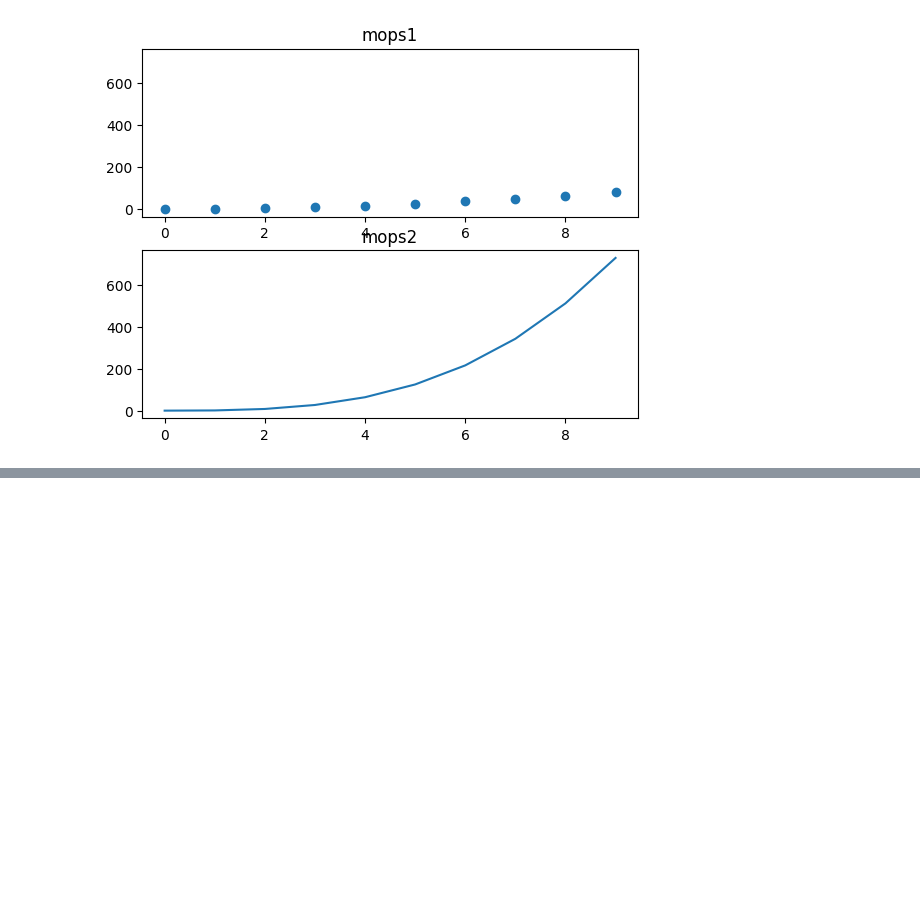
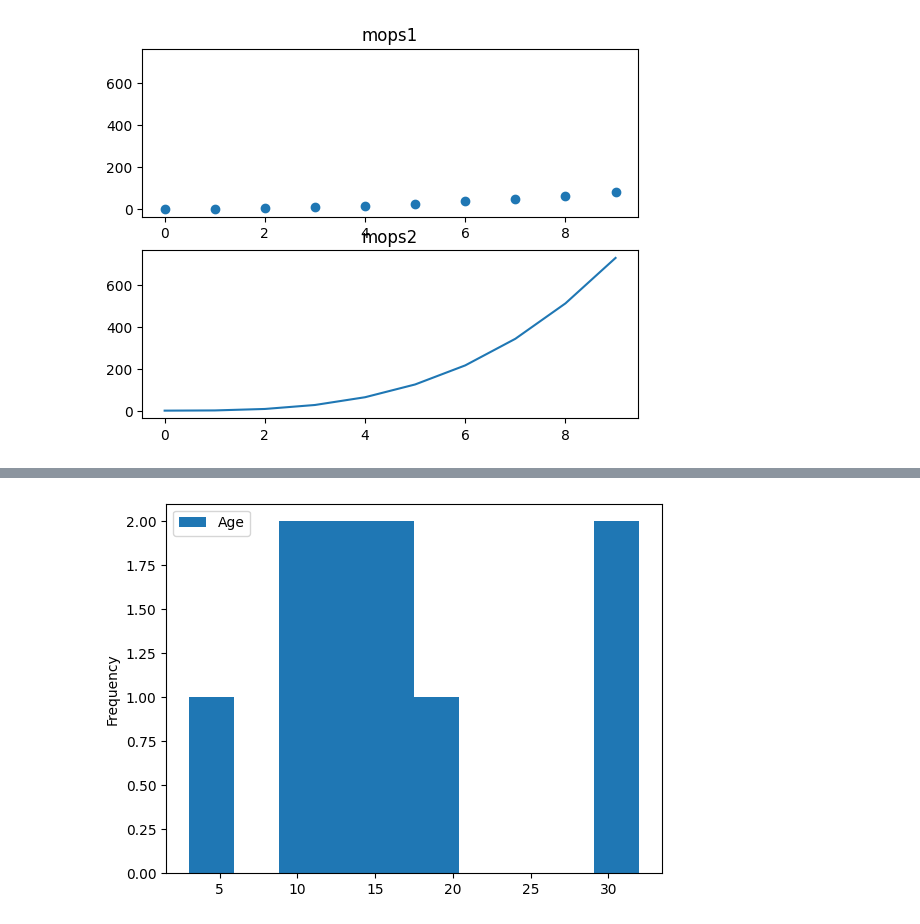
Before and after one commit to mops55554535/mops4, a Jupyter notebook: matplotlib/matplotlib Exemples.ipynb, the cells around one changed output, grey strips where cells are left out. Cells and saved outputs as stored; diff of their text form; code cells hidden in the pictures; blank space fills up the shorter version.

```diff
--- a/matplotlib/matplotlib Exemples.ipynb
+++ b/matplotlib/matplotlib Exemples.ipynb
@@ -47,0 +71,10 @@ Text(0.5, 1.0, 'mops2')
+# %%
+data = {
+    'Age': [32, 32, 12, 14, 16, 17, 19, 9, 3, 9],
+
+}
+df = pd.DataFrame(data)
+df.plot(y='Age',kind = 'hist')
+plt.show()
+# %% [output]
+[figure, added]
```
Also changed, not shown: parts of 2 cells of this notebook, 2 other files.
